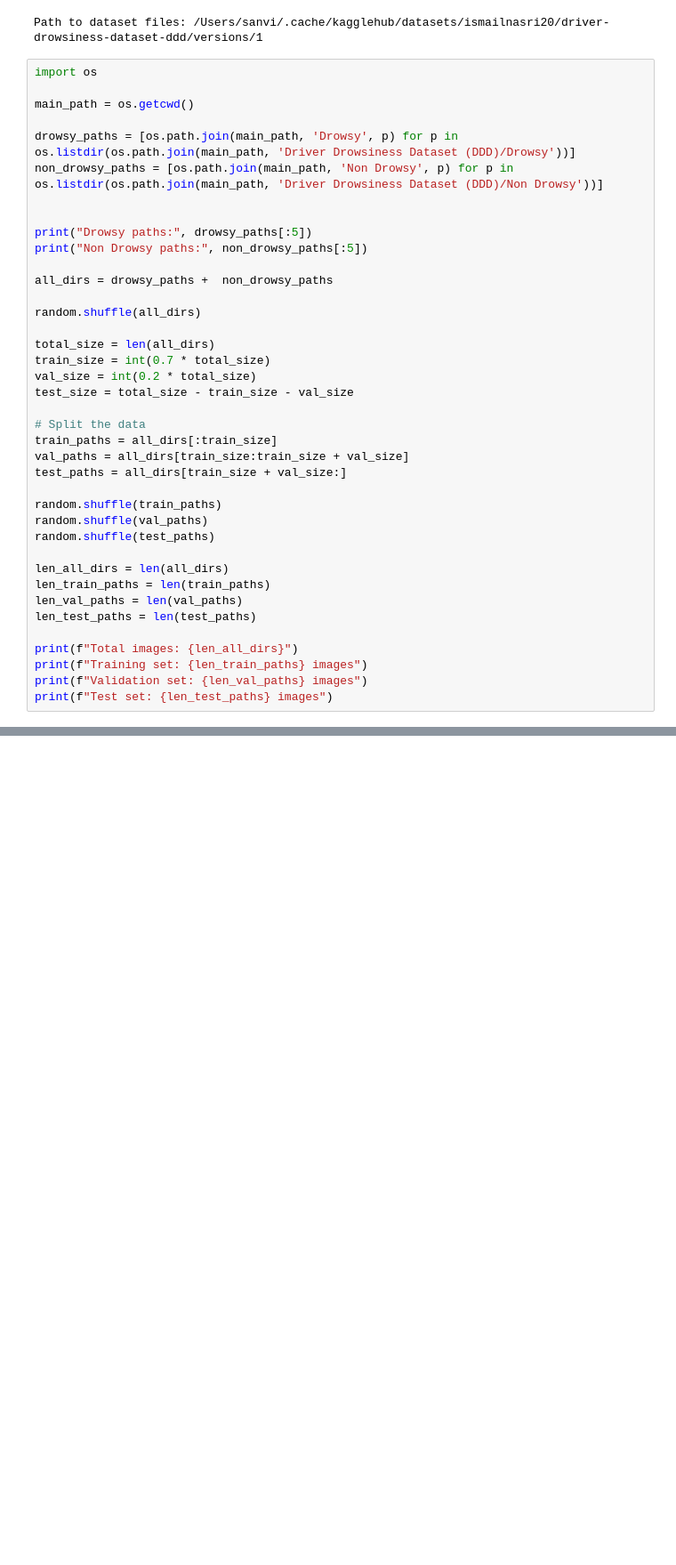
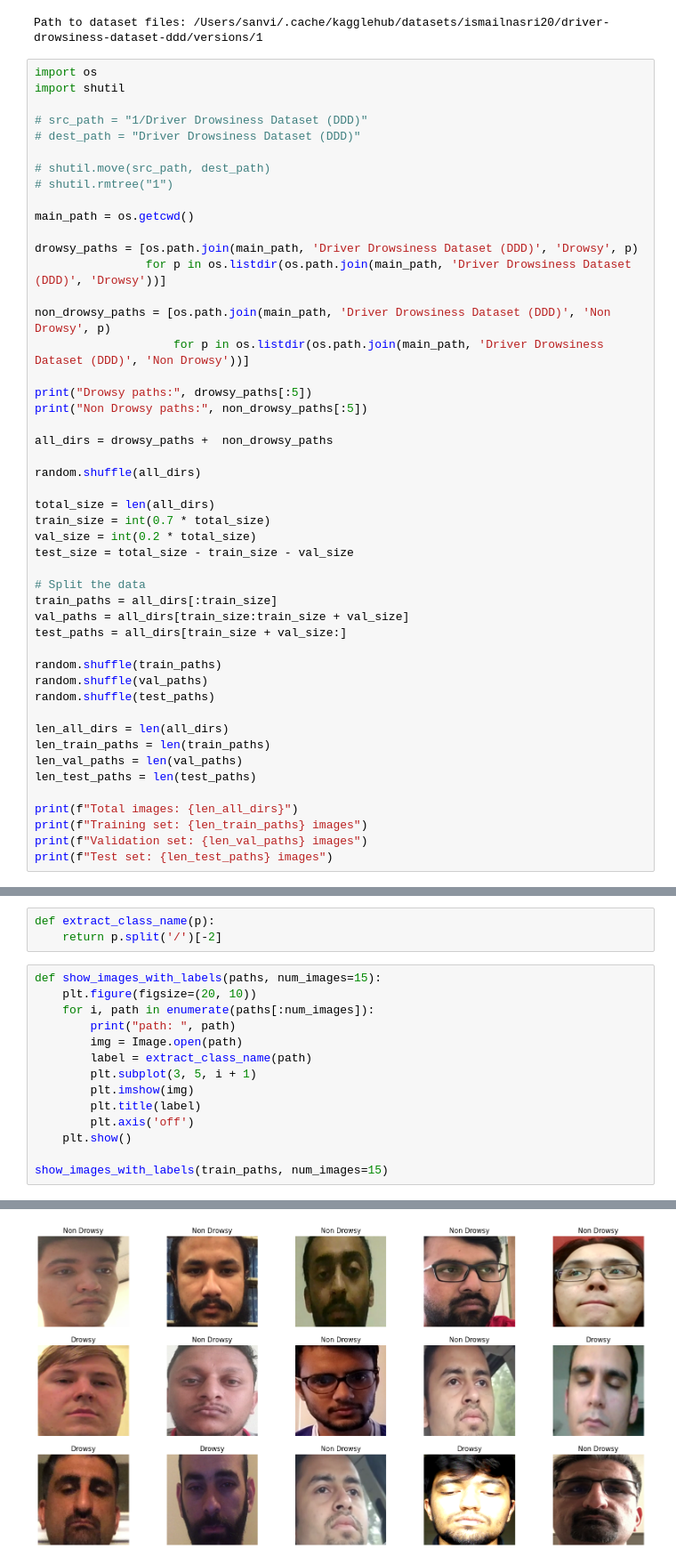
Before and after one commit to ymurillosoli/driver-drowsiness, a Jupyter notebook: driver_drowsiness.ipynb, the cells around one changed output, grey strips where cells are left out. Shown at 89% size. Cells and saved outputs as stored; diff of their text form; blank space fills up the shorter version.

```diff
--- a/driver_drowsiness.ipynb
+++ b/driver_drowsiness.ipynb
@@ -63,12 +59,21 @@ Extracting files...
 Path to dataset files: /Users/sanvi/.cache/kagglehub/datasets/ismailnasri20/driver-drowsiness-dataset-ddd/versions/1
 # %%
 import os
+import shutil
+
+# src_path = "1/Driver Drowsiness Dataset (DDD)"
+# dest_path = "Driver Drowsiness Dataset (DDD)"
+
+# shutil.move(src_path, dest_path)
+# shutil.rmtree("1")
 
 main_path = os.getcwd()
 
-drowsy_paths = [os.path.join(main_path, 'Drowsy', p) for p in os.listdir(os.path.join(main_path, 'Driver Drowsiness Dataset (DDD)/Drowsy'))]
-non_drowsy_paths = [os.path.join(main_path, 'Non Drowsy', p) for p in os.listdir(os.path.join(main_path, 'Driver Drowsiness Dataset (DDD)/Non Drowsy'))]
+drowsy_paths = [os.path.join(main_path, 'Driver Drowsiness Dataset (DDD)', 'Drowsy', p)
+                for p in os.listdir(os.path.join(main_path, 'Driver Drowsiness Dataset (DDD)', 'Drowsy'))]
 
+non_drowsy_paths = [os.path.join(main_path, 'Driver Drowsiness Dataset (DDD)', 'Non Drowsy', p)
+                    for p in os.listdir(os.path.join(main_path, 'Driver Drowsiness Dataset (DDD)', 'Non Drowsy'))]
 
 print("Drowsy paths:", drowsy_paths[:5])
 print("Non Drowsy paths:", non_drowsy_paths[:5])
@@ -116,0 +115,18 @@ File not found: /Users/sanvi/Desktop/cs539/project/driver-drowsiness/Non Drowsy/
+# %%
+def extract_class_name(p):
+    return p.split('/')[-2]
+# %%
+def show_images_with_labels(paths, num_images=15):
+    plt.figure(figsize=(20, 10))
+    for i, path in enumerate(paths[:num_images]):
+        print("path: ", path)
+        img = Image.open(path)
+        label = extract_class_name(path)
+        plt.subplot(3, 5, i + 1)
+        plt.imshow(img)
+        plt.title(label)
+        plt.axis('off')
+    plt.show()
+
+show_images_with_labels(train_paths, num_images=15)
+# %% [output]
@@ -116,0 +148 @@ File not found: /Users/sanvi/Desktop/cs539/project/driver-drowsiness/Non Drowsy/
+[figure, added]
```
Also changed, not shown: parts of 6 cells of this notebook.
